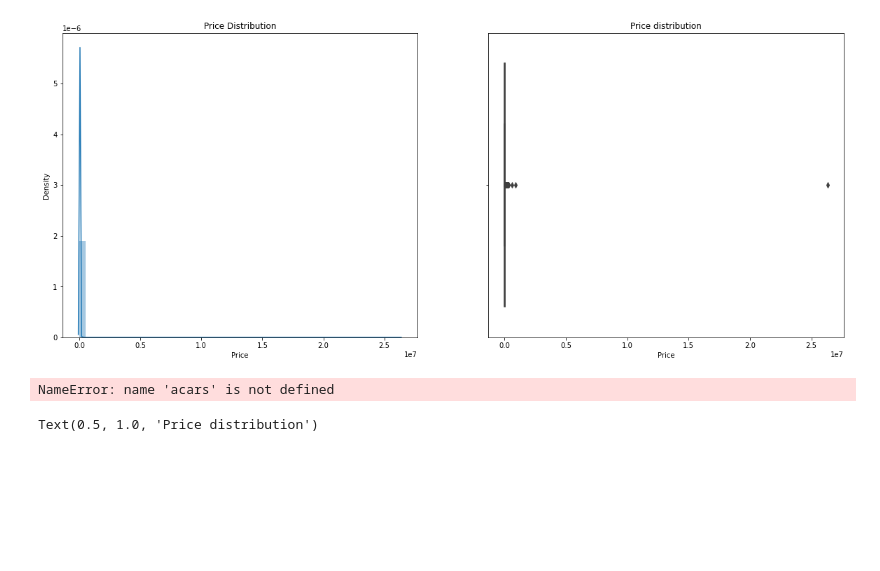
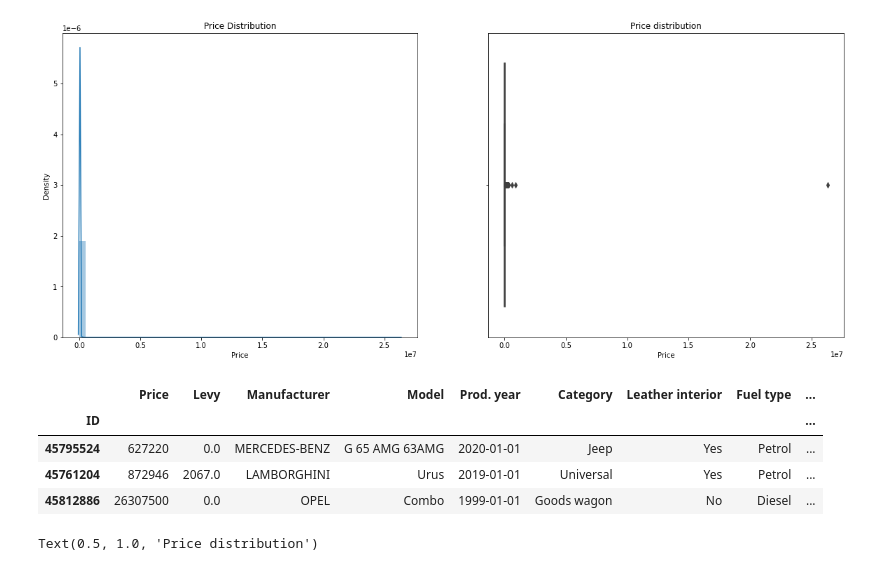
Before and after one commit to Mugangasia/Car-Price-Prediction-Challenge, a Jupyter notebook: car.ipynb, the cells around one changed output. Cells and saved outputs as stored; diff of their text form; code cells hidden in the pictures; blank space fills up the shorter version.

Commit message:
Removed error

```diff
--- a/car.ipynb
+++ b/car.ipynb
@@ -172,9 +172,13 @@ Text(0.5, 1.0, 'Price distribution')
 [figure]
 # %%
 #Checking for outliers in the price column
-acars[cars['Price']> 600000]
+cars[cars['Price']> 600000]
 # %% [output]
-NameError: name 'acars' is not defined
+|  | Price | Levy | Manufacturer | Model | Prod. year | Category | Leather interior | Fuel type | ... |
+| ID |  |  |  |  |  |  |  |  | ... |
+| 45795524 | 627220 | 0.0 | MERCEDES-BENZ | G 65 AMG 63AMG | 2020-01-01 | Jeep | Yes | Petrol | ... |
+| 45761204 | 872946 | 2067.0 | LAMBORGHINI | Urus | 2019-01-01 | Universal | Yes | Petrol | ... |
+| 45812886 | 26307500 | 0.0 | OPEL | Combo | 1999-01-01 | Goods wagon | No | Diesel | ... |
 # %%
 # Dropping more outliers in the price column
 data_dropped =cars[cars['Price']>600000]
```
Also changed, not shown: parts of 1 cell of this notebook.
